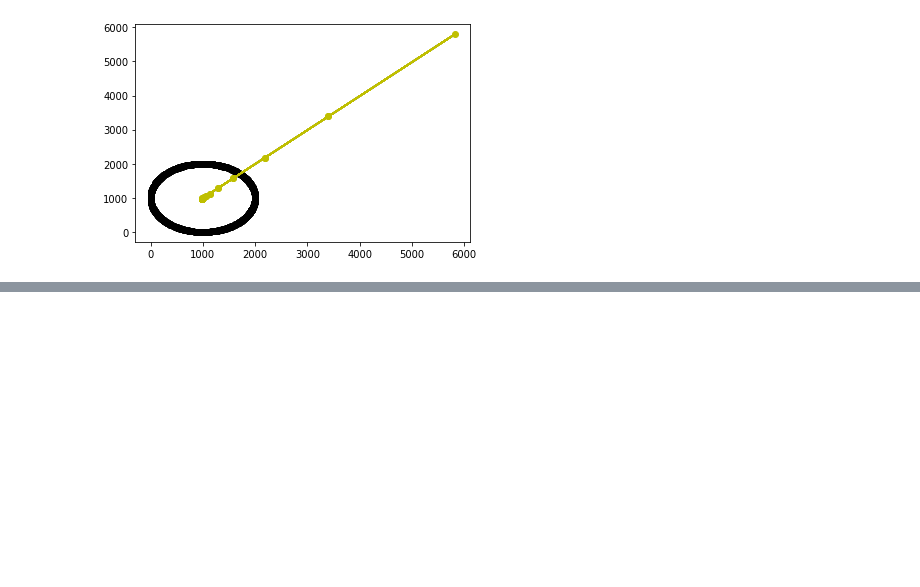
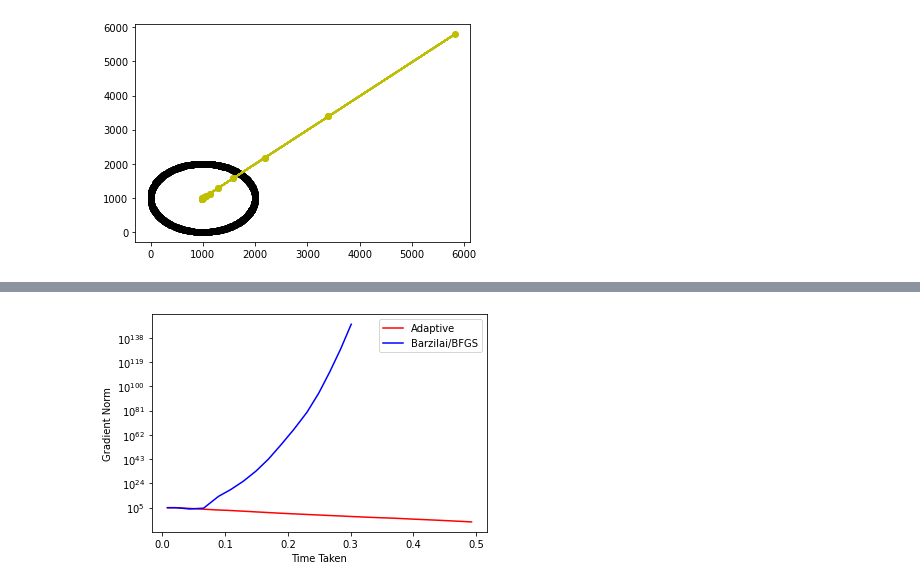
Before and after one commit to Swanchris/OPS-Research-Group-Project, a Jupyter notebook: l2_algorithm.ipynb, the cells around one changed output, grey strips where cells are left out. Saved outputs shown, nothing was run; the diff lists cells and outputs as text; code cells hidden in the pictures; blank space fills up the shorter version.

```diff
--- a/l2_algorithm.ipynb
+++ b/l2_algorithm.ipynb
@@ -193,0 +355,11 @@ from matplotlib.ticker import LinearLocator
+# %%
+plt.plot(time_adaptive, norm_adaptive, 'r', label = 'Adaptive')
+plt.plot(time_baz, norm_baz, 'b', label = 'Barzilai/BFGS')
+plt.legend(loc='best')
+plt.xlabel('Time Taken')
+plt.ylabel('Gradient Norm')
+plt.yscale('log')
+plt.savefig('Adap_vs_Baz_norms_vs_time.png')
+plt.show()
+# %% [output]
+[figure, added]
```
Also changed, not shown: parts of 31 cells of this notebook, 9 other files.
